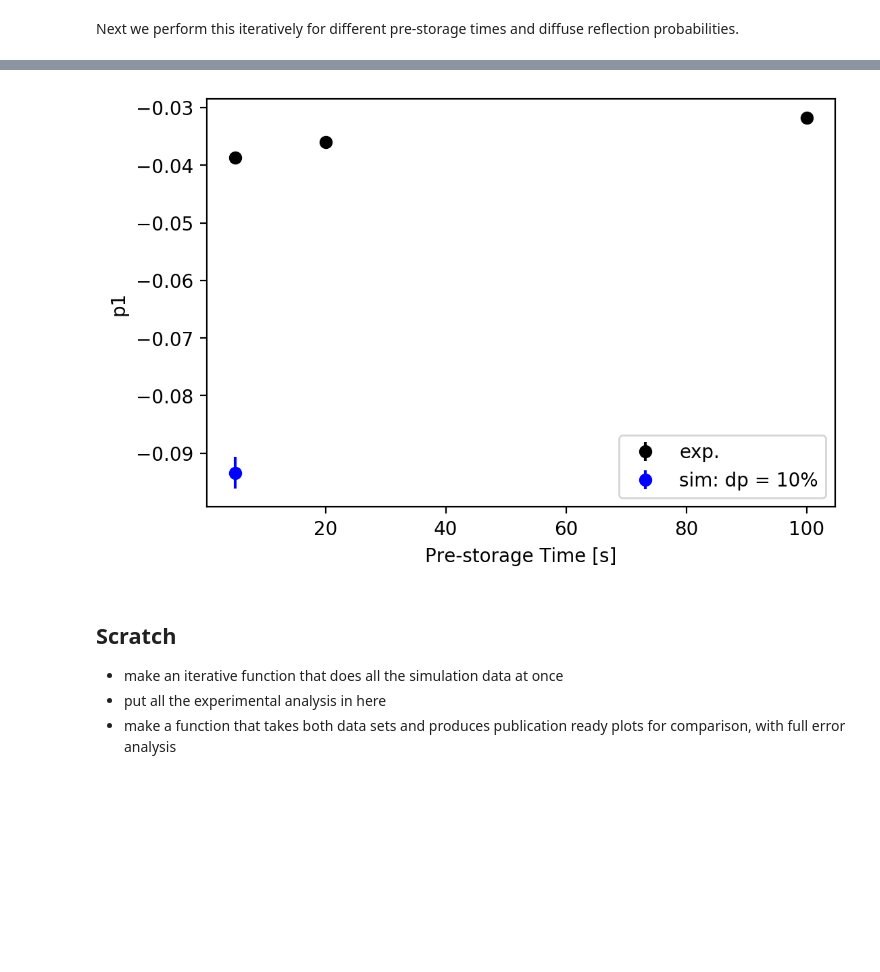
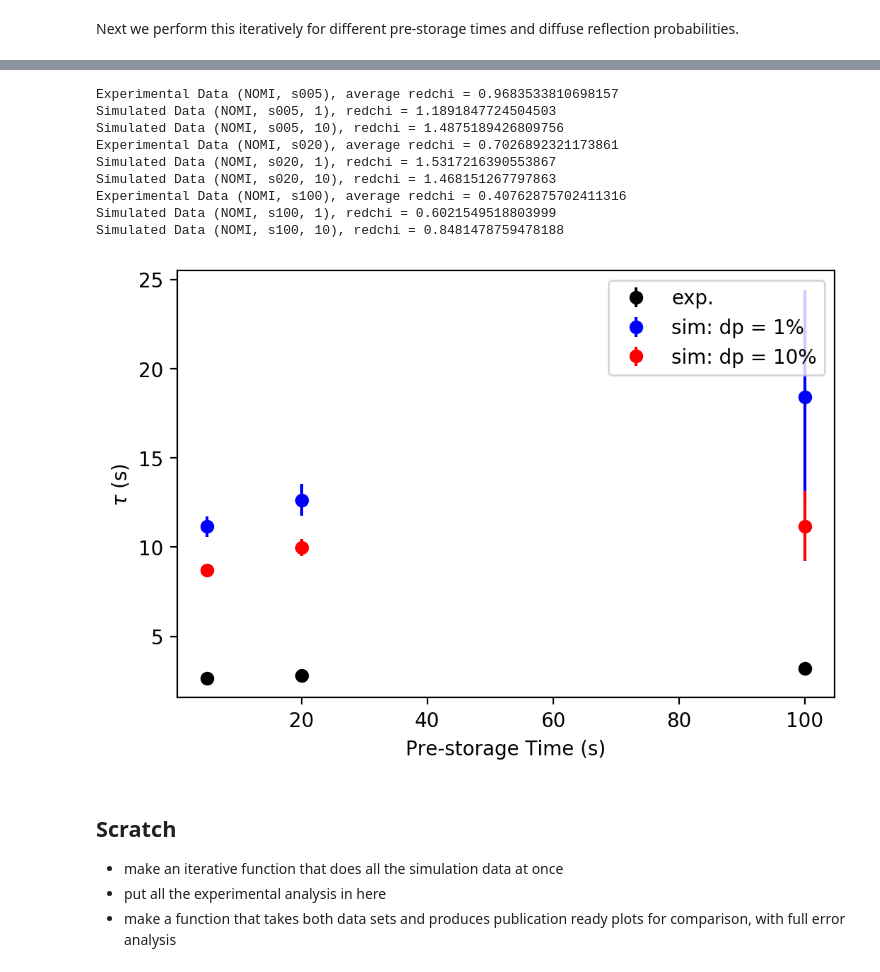
Before and after one commit to jonahberean/psi_transmission, a Jupyter notebook: notebooks_scripts/PENTrack_simulations.ipynb, the cells around one changed output, grey strips where cells are left out. Drawn from its saved outputs; the diff is of its cells as text; code cells hidden in the pictures; blank space fills up the shorter version.

```diff
--- a/notebooks_scripts/PENTrack_simulations.ipynb
+++ b/notebooks_scripts/PENTrack_simulations.ipynb
@@ -5,7 +5,7 @@ from functions import *
 from sim_functions import *
 
 # sometimes just need to run with the below line uncommented
-# plt.rcParams['figure.dpi'] = 200
+plt.rcParams['figure.dpi'] = 200
 # %% [markdown]
 # Simulations with PENTrack
 
@@ -219,5 +243,5 @@ fig.savefig('../img/all_norm_tail_fits.pdf')
 
 In the example below, simulation data produced with PENTrack are analysed in an analogous way to as seen above.
 # %%
-canvas, slope = sim_tau('NOMI', 's005', 10)
+canvas, slope, redchi = sim_tau('NOMI', 's100', 1)
 # %% [output]
@@ -243,15 +268,17 @@ sim_p1_dict = {}
 
 for config in ['NOMI']:
 
-    for run_type in ['s005']:
-#     for run_type in ['s005', 's020', 's100']:
+#     for run_type in ['s005']:
+    for run_type in ['s005', 's020', 's100']:
 
-        for diffuse_probability in [10]:
-#         for diffuse_probability in [1, 10]:
+#         for diffuse_probability in [10]:
+        for diffuse_probability in [1, 10]:
 
-            canvas, slope = sim_tau(config, run_type, diffuse_probability)
+            canvas, slope, redchi = sim_tau(config, run_type, diffuse_probability)
 
             canvas_dict[config, run_type, str(diffuse_probability)] = canvas
 
             sim_p1_dict[config,run_type,str(diffuse_probability)] = slope
+
+            sim_p1_dict[config,run_type,str(diffuse_probability), 'redchi'] = redchi
 # %% [output]
@@ -272,47 +308,68 @@ fitting range = [25.6, 80.6]
 # %%
 fig, ax = plt.subplots()
 ax1 = plt.gca()
+
+color_dict = {}
+color_dict['1'] = 'b'
+color_dict['10'] = 'r'
 
 for config in ['NOMI']:
 # for config in ['NOMI', 'DISK']:
 
 #     for run_type in ['s005']:
     for run_type in ['s005', 's020', 's100']:
 
         exp_slope = exp_p1_dict[config, run_type]
 
         ax.errorbar(float(run_type[1:4]), exp_slope.nominal_value, yerr = exp_slope.std_dev,
                        label = 'exp.', fmt = 'o', color = 'k')
 
+        print('Experimental Data (' + config + ', ' + run_type + '), average redchi = {}'.format(
+        exp_p1_dict[config, run_type, 'redchi']))
+
         for diffuse_probability in [1, 10]:
 
-            if (config == 'NOMI' and run_type == 's005' and diffuse_probability == 10):
+#             if (config == 'NOMI' and run_type == 's005' and diffuse_probability == 10):
 
-                slope = sim_p1_dict[config, run_type, str(diffuse_probability)]
+            slope = sim_p1_dict[config, run_type, str(diffuse_probability)]
 
-                color = next(ax1._get_lines.prop_cycler)['color']
+            color = color_dict[str(diffuse_probability)]
 
-                ax.errorbar(float(run_type[1:4]), slope.nominal_value, yerr = slope.std_dev,
-                           label = 'sim: dp = {}%'.format(diffuse_probability), fmt = 'o', color = 'b')
+            ax.errorbar(float(run_type[1:4]), slope.nominal_value, yerr = slope.std_dev,
+                       label = 'sim: dp = {}%'.format(diffuse_probability), fmt = 'o', color = color)
+
+            print('Simulated Data (' + config + ', ' + run_type + ', ' +
+                  str(diffuse_probability) + '), redchi = {}'.format(
+            sim_p1_dict[config, run_type, str(diffuse_probability), 'redchi']))
+
 
 #             if (config == 'NOMI' and run_type == 's005' and diffuse_probability == 1):
 
 #                 slope = sim_p1_dict[config, run_type, str(diffuse_probability)]
 
 #                 color = next(ax1._get_lines.prop_cycler)['color']
 
 #                 ax.errorbar(float(run_type[1:4]), slope.nominal_value, yerr = slope.std_dev,
 #                            label = 'sim: dp = {}%'.format(diffuse_probability), fmt = 'o', color = color)
 
 
-ax.set_ylabel('p1')
-ax.set_xlabel('Pre-storage Time [s]')
+ax.set_ylabel(r'$\tau$ (s)')
+ax.set_xlabel('Pre-storage Time (s)')
 ax.legend();
 handles, labels = ax.get_legend_handles_labels()
 by_label = OrderedDict(zip(labels, handles))
 ax.legend(by_label.values(), by_label.keys());
 # %% [output]
+Experimental Data (NOMI, s005), average redchi = 0.9683533810698157
+Simulated Data (NOMI, s005, 1), redchi = 1.1891847724504503
+Simulated Data (NOMI, s005, 10), redchi = 1.4875189426809756
+Experimental Data (NOMI, s020), average redchi = 0.7026892321173861
+Simulated Data (NOMI, s020, 1), redchi = 1.5317216390553867
+Simulated Data (NOMI, s020, 10), redchi = 1.468151267797863
+Experimental Data (NOMI, s100), average redchi = 0.40762875702411316
+Simulated Data (NOMI, s100, 1), redchi = 0.6021549518803999
+Simulated Data (NOMI, s100, 10), redchi = 0.8481478759478188
-[figure, old version]
+[figure, new version]
 # %% [markdown]
 ## Scratch
 
```
Also changed, not shown: parts of 7 cells of this notebook, 3 other files.
